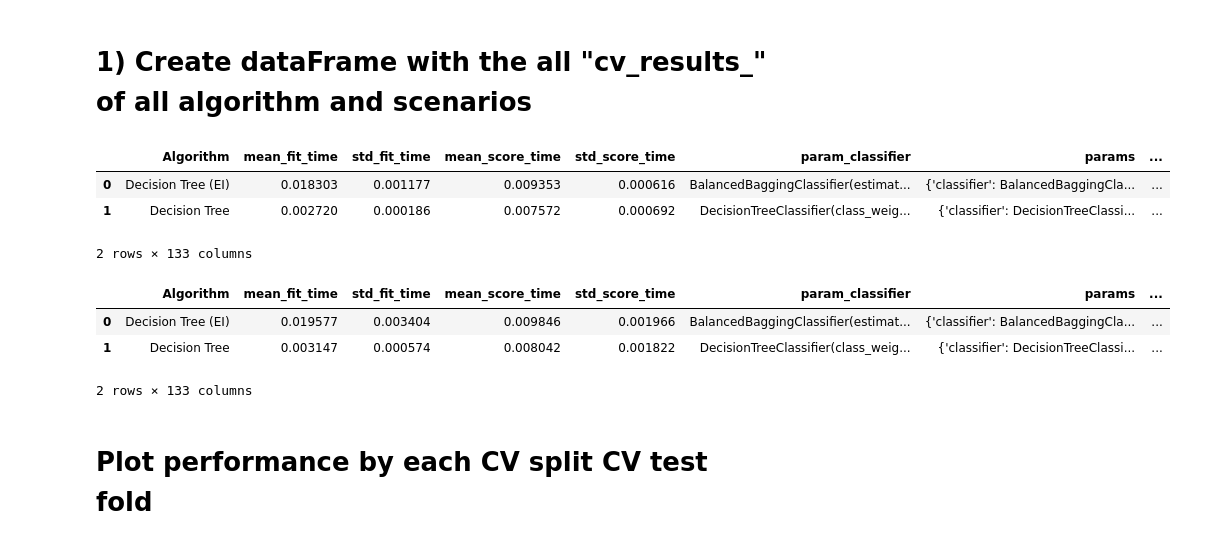
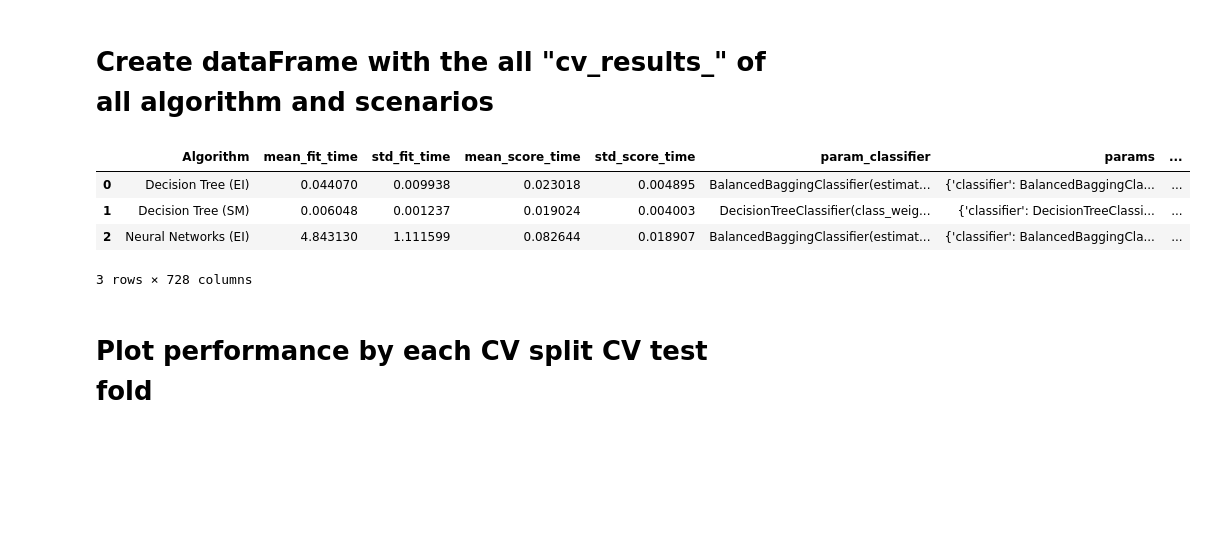
Before and after one commit to fabianopapaiz/als_prognosis_using_ensemble_imbalance, a Jupyter notebook: 05_Train_Validate_Models/16.1 - Multiple models comparison.ipynb, the cells around one changed output. Cells and saved outputs as stored; diff of their text form; code cells hidden in the pictures; blank space fills up the shorter version.

```diff
--- a/05_Train_Validate_Models/16.1 - Multiple models comparison.ipynb
+++ b/05_Train_Validate_Models/16.1 - Multiple models comparison.ipynb
@@ -257,29 +128,18 @@ Wall time: 975 ms
 # %% [markdown]
-# 1) Create dataFrame with the all "cv_results_" of all algorithm and scenarios
+# Create dataFrame with the all "cv_results_" of all algorithm and scenarios
 # %%
-
-
 # trainning
 df_results_trainning = pd.DataFrame(cv_results_trainning)
 df_results_trainning.insert(0, 'Algorithm', algorithms)
 
 
-# all database
-df_results_all = pd.DataFrame(cv_results_all)
-df_results_all.insert(0, 'Algorithm', algorithms)
-
-
 display(df_results_trainning.head(3))
-display(df_results_all.head(3))
 # %% [output]
 |  | Algorithm | mean_fit_time | std_fit_time | mean_score_time | std_score_time | param_classifier | params | ... |
-| 0 | Decision Tree (EI) | 0.018303 | 0.001177 | 0.009353 | 0.000616 | BalancedBaggingClassifier(estimat... | {'classifier': BalancedBaggingCla... | ... |
-| 1 | Decision Tree | 0.002720 | 0.000186 | 0.007572 | 0.000692 | DecisionTreeClassifier(class_weig... | {'classifier': DecisionTreeClassi... | ... |
+| 0 | Decision Tree (EI) | 0.044070 | 0.009938 | 0.023018 | 0.004895 | BalancedBaggingClassifier(estimat... | {'classifier': BalancedBaggingCla... | ... |
+| 1 | Decision Tree (SM) | 0.006048 | 0.001237 | 0.019024 | 0.004003 | DecisionTreeClassifier(class_weig... | {'classifier': DecisionTreeClassi... | ... |
+| 2 | Neural Networks (EI) | 4.843130 | 1.111599 | 0.082644 | 0.018907 | BalancedBaggingClassifier(estimat... | {'classifier': BalancedBaggingCla... | ... |
-2 rows × 133 columns
+3 rows × 728 columns
-|  | Algorithm | mean_fit_time | std_fit_time | mean_score_time | std_score_time | param_classifier | params | ... |
-| 0 | Decision Tree (EI) | 0.019577 | 0.003404 | 0.009846 | 0.001966 | BalancedBaggingClassifier(estimat... | {'classifier': BalancedBaggingCla... | ... |
-| 1 | Decision Tree | 0.003147 | 0.000574 | 0.008042 | 0.001822 | DecisionTreeClassifier(class_weig... | {'classifier': DecisionTreeClassi... | ... |
-2 rows × 133 columns
 # %% [markdown]
 # Plot performance by each CV split CV test fold
 # %%
```
Also changed, not shown: parts of 22 cells of this notebook, 1 other file.
